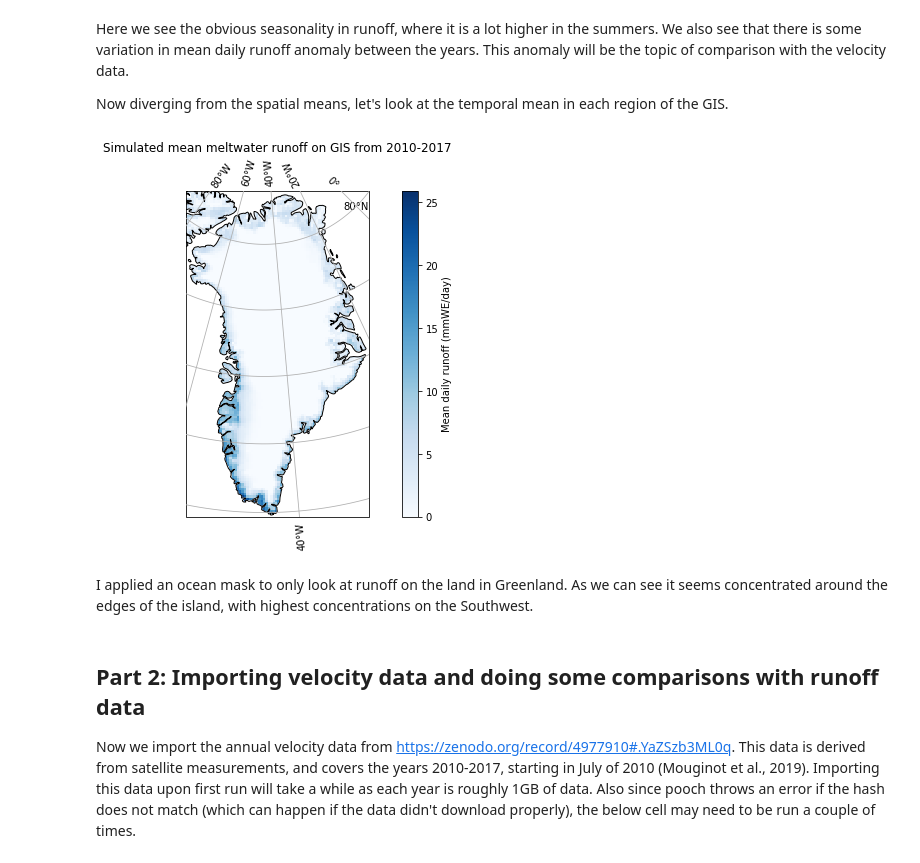
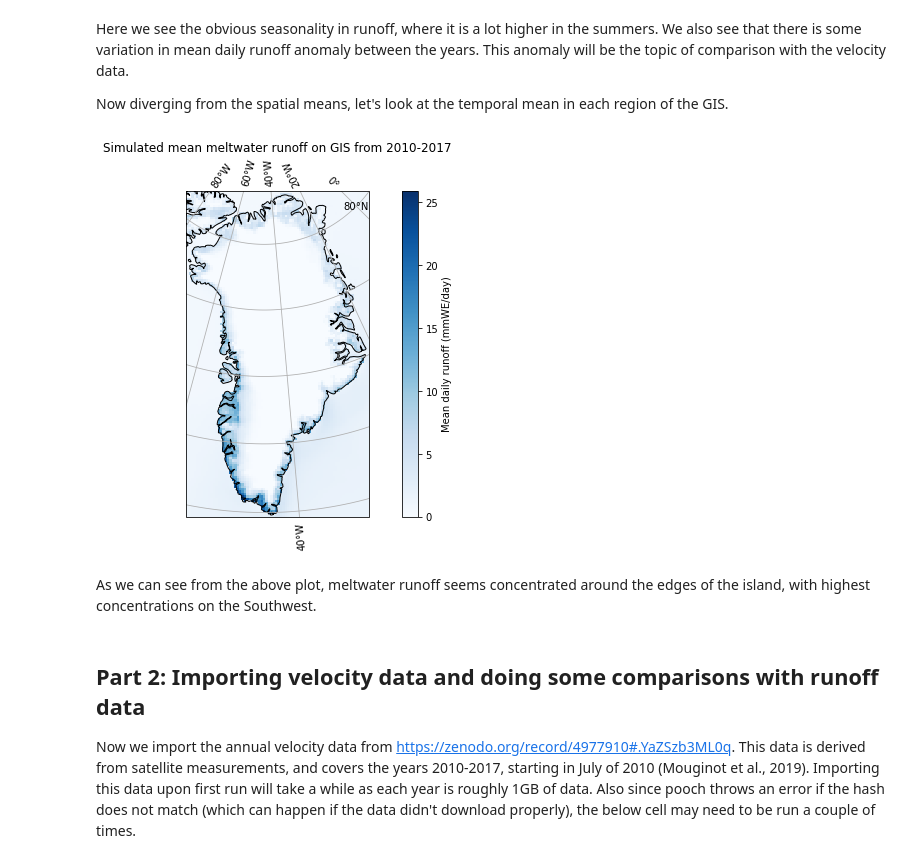
Before and after one commit to glugeorge/rces-project, a Jupyter notebook: project.ipynb, the cells around one changed output. Cells and saved outputs as stored; diff of their text form; code cells hidden in the pictures.

```diff
--- a/project.ipynb
+++ b/project.ipynb
@@ -185,18 +211,17 @@ temp_mean_ru = ds_mar_2010_2017.mean(dim='TIME')
 # %%
 fig_proj = ccrs.NorthPolarStereo(central_longitude=-45, true_scale_latitude=70)
 fig, ax = plt.subplots(subplot_kw={'projection': fig_proj})
-ax.gridlines(draw_labels=True,zorder=4)
-ax.coastlines(zorder=3)
-ax.add_feature(crt.feature.OCEAN, zorder=2, edgecolor='k',color='w')
+ax.gridlines(draw_labels=True)
+ax.coastlines()
 p1 = ax.pcolormesh(temp_mean_ru.LON,temp_mean_ru.LAT,temp_mean_ru.RU,transform=ccrs.PlateCarree(),
-                   shading='auto',cmap='Blues',zorder=1)
+                   shading='auto',cmap='Blues')
 cbar = fig.colorbar(p1,ax=ax)
 plt.title("Simulated mean meltwater runoff on GIS from 2010-2017")
 cbar.set_label("Mean daily runoff (mmWE/day)")
 # %% [output]
-[figure, old version]
+[figure, new version]
 # %% [markdown]
-I applied an ocean mask to only look at runoff on the land in Greenland. As we can see it seems concentrated around the edges of the island, with highest concentrations on the Southwest.
+As we can see from the above plot, meltwater runoff seems concentrated around the edges of the island, with highest concentrations on the Southwest.
 # %% [markdown]
 ## Part 2: Importing velocity data and doing some comparisons with runoff data
 Now we import the annual velocity data from https://zenodo.org/record/4977910#.YaZSzb3ML0q. This data is derived from satellite measurements, and covers the years 2010-2017, starting in July of 2010 (Mouginot et al., 2019). Importing this data upon first run will take a while as each year is roughly 1GB of data. Also since pooch throws an error if the hash does not match (which can happen if the data didn't download properly), the below cell may need to be run a couple of times.
```
Also changed, not shown: parts of 19 cells of this notebook.
